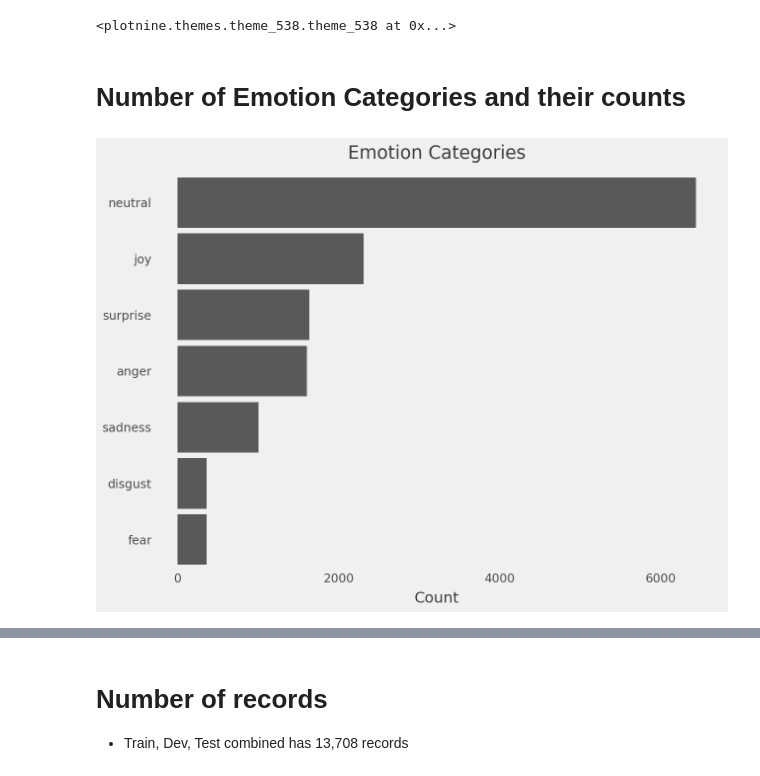
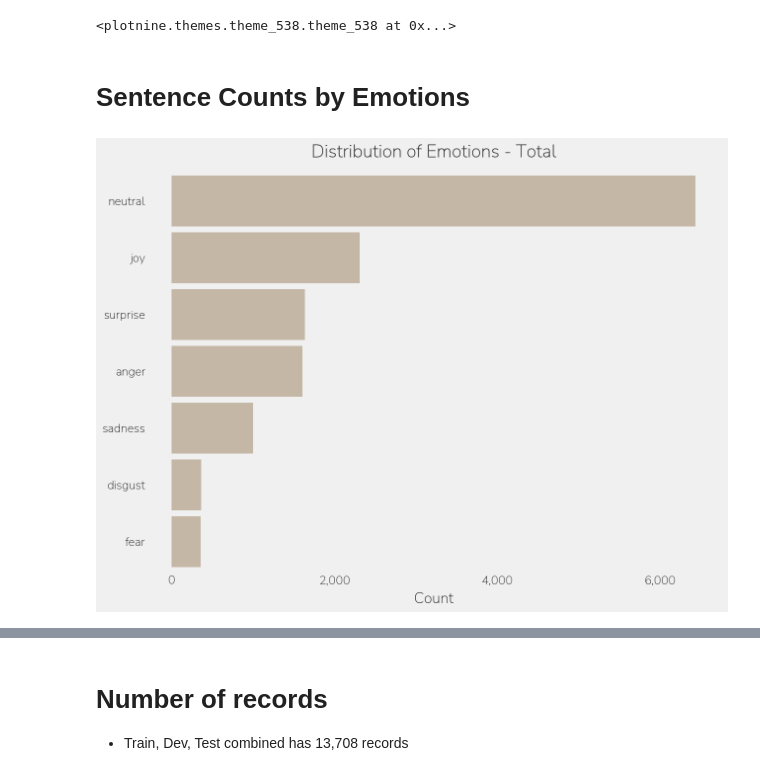
Before and after one commit to antontolk/cs-7643-project, a Jupyter notebook: analysis/data-analytics.ipynb, the cells around one changed output, grey strips where cells are left out. Cells and saved outputs as stored; diff of their text form; code cells hidden in the pictures.

Commit message:
updated visualizations

```diff
--- a/analysis/data-analytics.ipynb
+++ b/analysis/data-analytics.ipynb
@@ -10,7 +25,8 @@ from nltk.corpus import stopwords
 theme_set(
   theme_538() +
   theme(
-    panel_grid_major=element_blank()
+    panel_grid_major=element_blank(),
+    text=element_text(family='Nunito Sans', color='#1C1C1C')
   )
 )
 # %% [output]
@@ -23,19 +39,20 @@ df_test = pl.read_csv('dataset/MELD/test_sent_emo.csv')
 df = pl.concat(
   [df_train, df_dev, df_test]
 )
-# %% [markdown]
-# Number of Emotion Categories and their counts
+# %% [markdown]
+# Sentence Counts by Emotions
 # %%
 df_plot = df.group_by('Emotion').agg(pl.len().alias('Count')).sort(by='Count', descending=False)
 
 dtype = pl.Enum(df_plot.select(pl.col('Emotion')).to_series().to_list())
 
 (
   ggplot(
     df_plot.with_columns(pl.col('Emotion').cast(dtype)), aes('Emotion', 'Count')) +
-  geom_col() +
-  labs(title='Emotion Categories', x='') +
+  geom_col(fill='#C4B7A6') +
+  scale_y_continuous(labels=comma_format()) +
+  labs(title='Distribution of Emotions - Total', x='') +
   coord_flip()
 )
 # %% [output]
-[figure, old version]
+[figure, new version]
```
Also changed, not shown: parts of 43 cells of this notebook.
